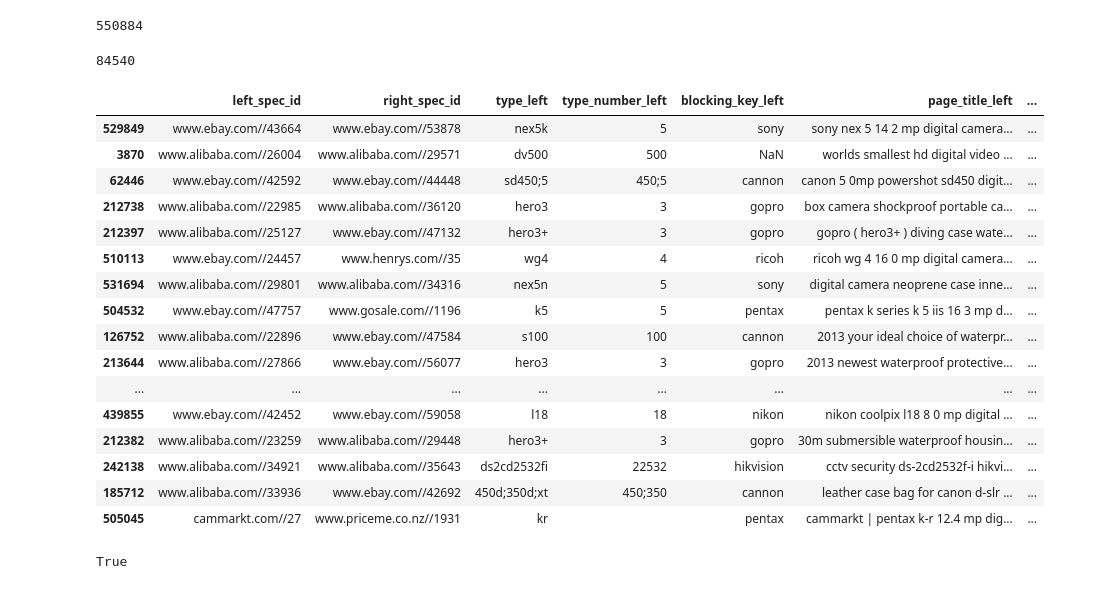
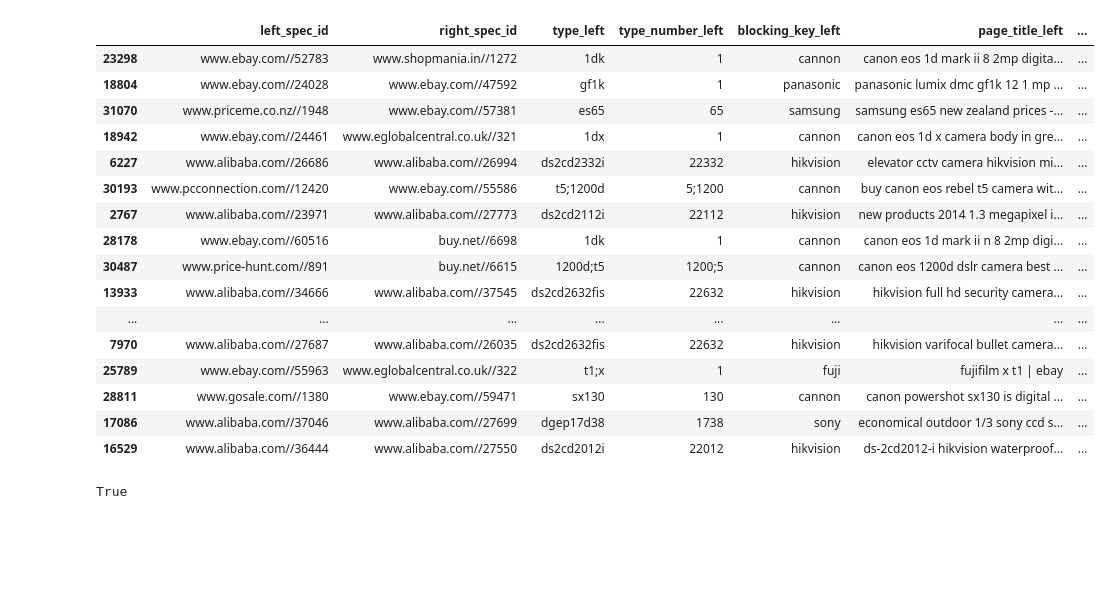
Before and after one commit to greatji/SigmodProgrammingContest2020_code, a Jupyter notebook: Model_1.ipynb, the cells around one changed output. Cells and saved outputs as stored; diff of their text form; code cells hidden in the pictures; blank space fills up the shorter version.

```diff
--- a/Model_1.ipynb
+++ b/Model_1.ipynb
@@ -554,15 +554,7 @@ def swap(row):
 xxxx2 = xxxx2.swifter.apply(lambda x: swap(x), axis=1).drop_duplicates()
 # %%
 xxxx = xxxx.drop_duplicates()
-# %%
-len(xxxx2)
-# %% [output]
-550884
 # %%
 xxxx3 = xxxx2.append(xxxx).append(xxxx).drop_duplicates(keep=False)
-# %%
-len(xxxx3)
-# %% [output]
-84540
 # %%
 xxxx.to_csv('/home/sunji/EM_sigmod/pairs_with_key_type.csv', index=False)
@@ -571,23 +561,23 @@ len(xxxx)
 # %%
-xxxx4.sample(50)
+xxxx.sample(50)
 # %% [output]
 |  | left_spec_id | right_spec_id | type_left | type_number_left | blocking_key_left | page_title_left | ... |
-| 529849 | www.ebay.com//43664 | www.ebay.com//53878 | nex5k | 5 | sony | sony nex 5 14 2 mp digital camera... | ... |
-| 3870 | www.alibaba.com//26004 | www.alibaba.com//29571 | dv500 | 500 | NaN | worlds smallest hd digital video ... | ... |
-| 62446 | www.ebay.com//42592 | www.ebay.com//44448 | sd450;5 | 450;5 | cannon | canon 5 0mp powershot sd450 digit... | ... |
-| 212738 | www.alibaba.com//22985 | www.alibaba.com//36120 | hero3 | 3 | gopro | box camera shockproof portable ca... | ... |
-| 212397 | www.alibaba.com//25127 | www.ebay.com//47132 | hero3+ | 3 | gopro | gopro ( hero3+ ) diving case wate... | ... |
-| 510113 | www.ebay.com//24457 | www.henrys.com//35 | wg4 | 4 | ricoh | ricoh wg 4 16 0 mp digital camera... | ... |
-| 531694 | www.alibaba.com//29801 | www.alibaba.com//34316 | nex5n | 5 | sony | digital camera neoprene case inne... | ... |
-| 504532 | www.ebay.com//47757 | www.gosale.com//1196 | k5 | 5 | pentax | pentax k series k 5 iis 16 3 mp d... | ... |
-| 126752 | www.alibaba.com//22896 | www.ebay.com//47584 | s100 | 100 | cannon | 2013 your ideal choice of waterpr... | ... |
-| 213644 | www.alibaba.com//27866 | www.ebay.com//56077 | hero3 | 3 | gopro | 2013 newest waterproof protective... | ... |
+| 23298 | www.ebay.com//52783 | www.shopmania.in//1272 | 1dk | 1 | cannon | canon eos 1d mark ii 8 2mp digita... | ... |
+| 18804 | www.ebay.com//24028 | www.ebay.com//47592 | gf1k | 1 | panasonic | panasonic lumix dmc gf1k 12 1 mp ... | ... |
+| 31070 | www.priceme.co.nz//1948 | www.ebay.com//57381 | es65 | 65 | samsung | samsung es65 new zealand prices -... | ... |
+| 18942 | www.ebay.com//24461 | www.eglobalcentral.co.uk//321 | 1dx | 1 | cannon | canon eos 1d x camera body in gre... | ... |
+| 6227 | www.alibaba.com//26686 | www.alibaba.com//26994 | ds2cd2332i | 22332 | hikvision | elevator cctv camera hikvision mi... | ... |
+| 30193 | www.pcconnection.com//12420 | www.ebay.com//55586 | t5;1200d | 5;1200 | cannon | buy canon eos rebel t5 camera wit... | ... |
+| 2767 | www.alibaba.com//23971 | www.alibaba.com//27773 | ds2cd2112i | 22112 | hikvision | new products 2014 1.3 megapixel i... | ... |
+| 28178 | www.ebay.com//60516 | buy.net//6698 | 1dk | 1 | cannon | canon eos 1d mark ii n 8 2mp digi... | ... |
+| 30487 | www.price-hunt.com//891 | buy.net//6615 | 1200d;t5 | 1200;5 | cannon | canon eos 1200d dslr camera best ... | ... |
+| 13933 | www.alibaba.com//34666 | www.alibaba.com//37545 | ds2cd2632fis | 22632 | hikvision | hikvision full hd security camera... | ... |
 | ... | ... | ... | ... | ... | ... | ... | ... |
-| 439855 | www.ebay.com//42452 | www.ebay.com//59058 | l18 | 18 | nikon | nikon coolpix l18 8 0 mp digital ... | ... |
-| 212382 | www.alibaba.com//23259 | www.alibaba.com//29448 | hero3+ | 3 | gopro | 30m submersible waterproof housin... | ... |
-| 242138 | www.alibaba.com//34921 | www.alibaba.com//35643 | ds2cd2532fi | 22532 | hikvision | cctv security ds-2cd2532f-i hikvi... | ... |
-| 185712 | www.alibaba.com//33936 | www.ebay.com//42692 | 450d;350d;xt | 450;350 | cannon | leather case bag for canon d-slr ... | ... |
-| 505045 | cammarkt.com//27 | www.priceme.co.nz//1931 | kr |  | pentax | cammarkt | pentax k-r 12.4 mp dig... | ... |
+| 7970 | www.alibaba.com//27687 | www.alibaba.com//26035 | ds2cd2632fis | 22632 | hikvision | hikvision varifocal bullet camera... | ... |
+| 25789 | www.ebay.com//55963 | www.eglobalcentral.co.uk//322 | t1;x | 1 | fuji | fujifilm x t1 | ebay | ... |
+| 28811 | www.gosale.com//1380 | www.ebay.com//59471 | sx130 | 130 | cannon | canon powershot sx130 is digital ... | ... |
+| 17086 | www.alibaba.com//37046 | www.alibaba.com//27699 | dgep17d38 | 1738 | sony | economical outdoor 1/3 sony ccd s... | ... |
+| 16529 | www.alibaba.com//36444 | www.alibaba.com//27550 | ds2cd2012i | 22012 | hikvision | ds-2cd2012-i hikvision waterproof... | ... |
 # %%
 www.ebay.com//45415	www.shopmania.in//1570
 # %%
```
Also changed, not shown: parts of 5 cells of this notebook, 1 other file.
